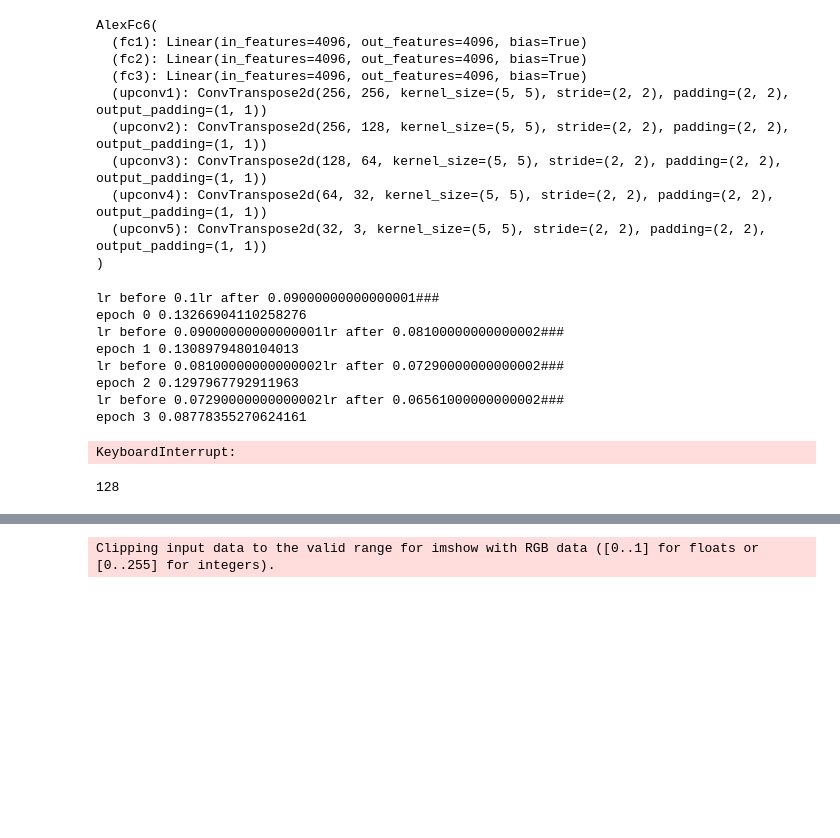
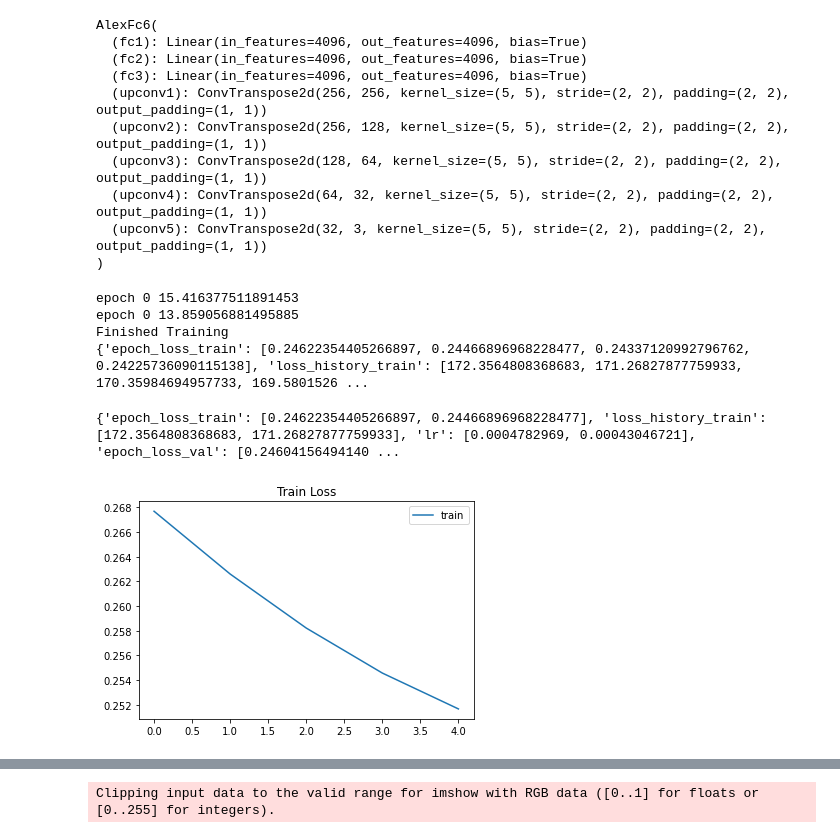
Before and after one commit to 1-1is0/deep-projects, a Jupyter notebook: q2/fc6.ipynb, the cells around one changed output, grey strips where cells are left out. Saved outputs shown, nothing was run; the diff lists cells and outputs as text; code cells hidden in the pictures; blank space fills up the shorter version.

```diff
--- a/q2/fc6.ipynb
+++ b/q2/fc6.ipynb
@@ -82,18 +85,33 @@ optimizer = optim.SGD(net.parameters(), lr=0.001, momentum=0.9)
 scheduler = ExponentialLR(optimizer, gamma=0.9)
 # %%
 from model import train_model
-train_model(data_loader=trainloader, model=net, criterion=criterion, optimizer=optimizer, scheduler=scheduler, device=device, epochs=10)
+dataloader = {
+    "train": trainloader,
+    "val": testloader,
+}
+dataset_size = {
+    "train": len(train_dataset),
+    "val": len(test_dataset),
+}
+
+res = train_model(data_loader=dataloader, model=net, criterion=criterion, optimizer=optimizer, scheduler=scheduler, device=device, epochs=1, dataset_size=dataset_size)
+
+
+print(res)
 # %% [output]
-lr before 0.1lr after 0.09000000000000001###
-epoch 0 0.13266904110258276
-lr before 0.09000000000000001lr after 0.08100000000000002###
-epoch 1 0.1308979480104013
-lr before 0.08100000000000002lr after 0.07290000000000002###
-epoch 2 0.1297967792911963
-lr before 0.07290000000000002lr after 0.06561000000000002###
-epoch 3 0.08778355270624161
+epoch 0 15.416377511891453
+epoch 0 13.859056881495885
+Finished Training
+{'epoch_loss_train': [0.24622354405266897, 0.24466896968228477, 0.24337120992796762, 0.24225736090115138], 'loss_history_train': [172.3564808368683, 171.26827877759933, 170.35984694957733, 169.5801526 ...
-KeyboardInterrupt:
-# %%
-outputs.size()[-1]
-# %% [output]
-128
+# %%
+print(res)
+# %% [output]
+{'epoch_loss_train': [0.24622354405266897, 0.24466896968228477], 'loss_history_train': [172.3564808368683, 171.26827877759933], 'lr': [0.0004782969, 0.00043046721], 'epoch_loss_val': [0.24604156494140 ...
+# %%
+# fig = plt.figure()
+plt.plot(np.arange(len(res["epoch_loss_train"])), res["epoch_loss_train"], label="train")
+plt.legend()
+plt.title("Train Loss")
+plt.show()
+# %% [output]
+[figure, added]
```
Also changed, not shown: parts of 5 cells of this notebook, 3 other files.
